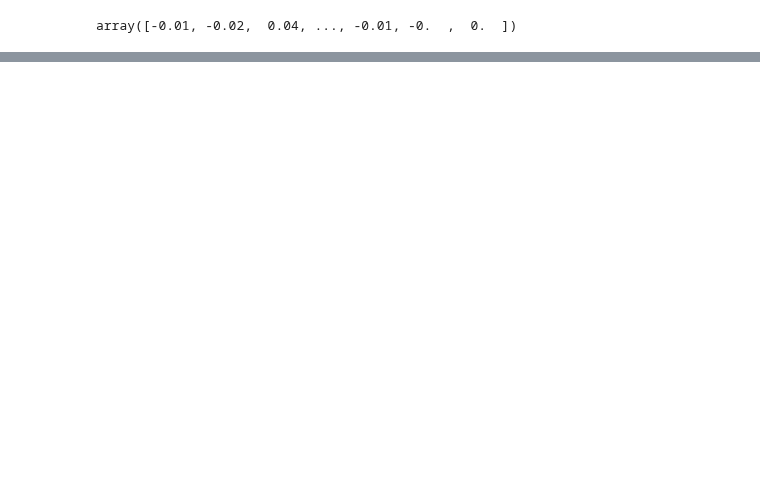
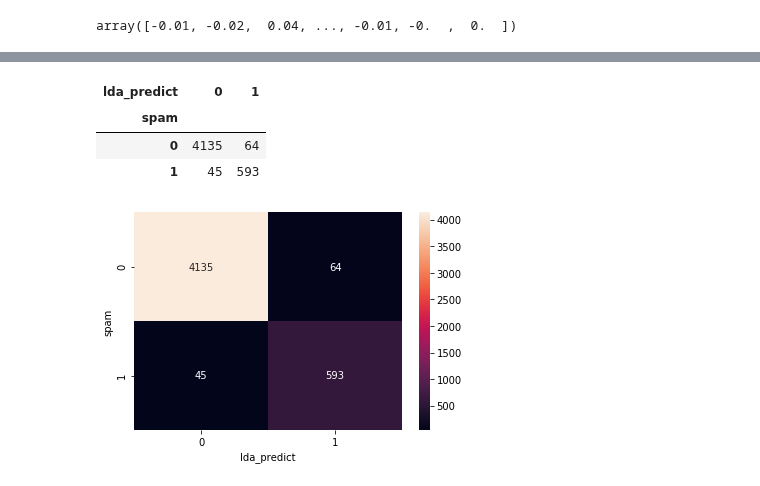
Before and after one commit to Shuaib-8/NLP-growth-hacking-project, a Jupyter notebook: chp4-nlpia-notes/topic-vects-ex.ipynb, the cells around one changed output, grey strips where cells are left out. Cells and saved outputs as stored; diff of their text form; code cells hidden in the pictures; blank space fills up the shorter version.

Commit message:
finished lda classifier example and included an image of 3d scatter plot

```diff
--- a/chp4-nlpia-notes/topic-vects-ex.ipynb
+++ b/chp4-nlpia-notes/topic-vects-ex.ipynb
@@ -318,0 +335,8 @@ array([-0.01, -0.02,  0.04, ..., -0.01, -0.  ,  0.  ])
+# %%
+from sklearn.preprocessing import MinMaxScaler
+# as the API numpy recommends given these scores are a single column/feature
+# we 'drop' dimensions similar to transposing to get the correct column representation
+sms['lda_score'] = MinMaxScaler().fit_transform(spamminess_scores.reshape(-1,1))
+# %%
+sms['lda_predict'] = (sms.lda_score > 0.5).astype(int)
+sms['spam lda_predict lda_score'.split()].round(2).head(6)
@@ -318,0 +378,15 @@ array([-0.01, -0.02,  0.04, ..., -0.01, -0.  ,  0.  ])
+# %%
+confusion_matrix = Confusion(sms['spam lda_predict'.split()])
+confusion_matrix
+# %% [output]
+| lda_predict | 0 | 1 |
+| spam |  |  |
+| 0 | 4135 | 64 |
+| 1 | 45 | 593 |
+# %%
+# seaborn heatmap visual to get a better idea of the algorithm performance
+# detecting false positives, true negatives etc
+sn.heatmap(data=confusion_matrix, annot=True, fmt='.0f')
+plt.show()
+# %% [output]
+[figure, added]
```
Also changed, not shown: parts of 14 cells of this notebook, 1 other file.
